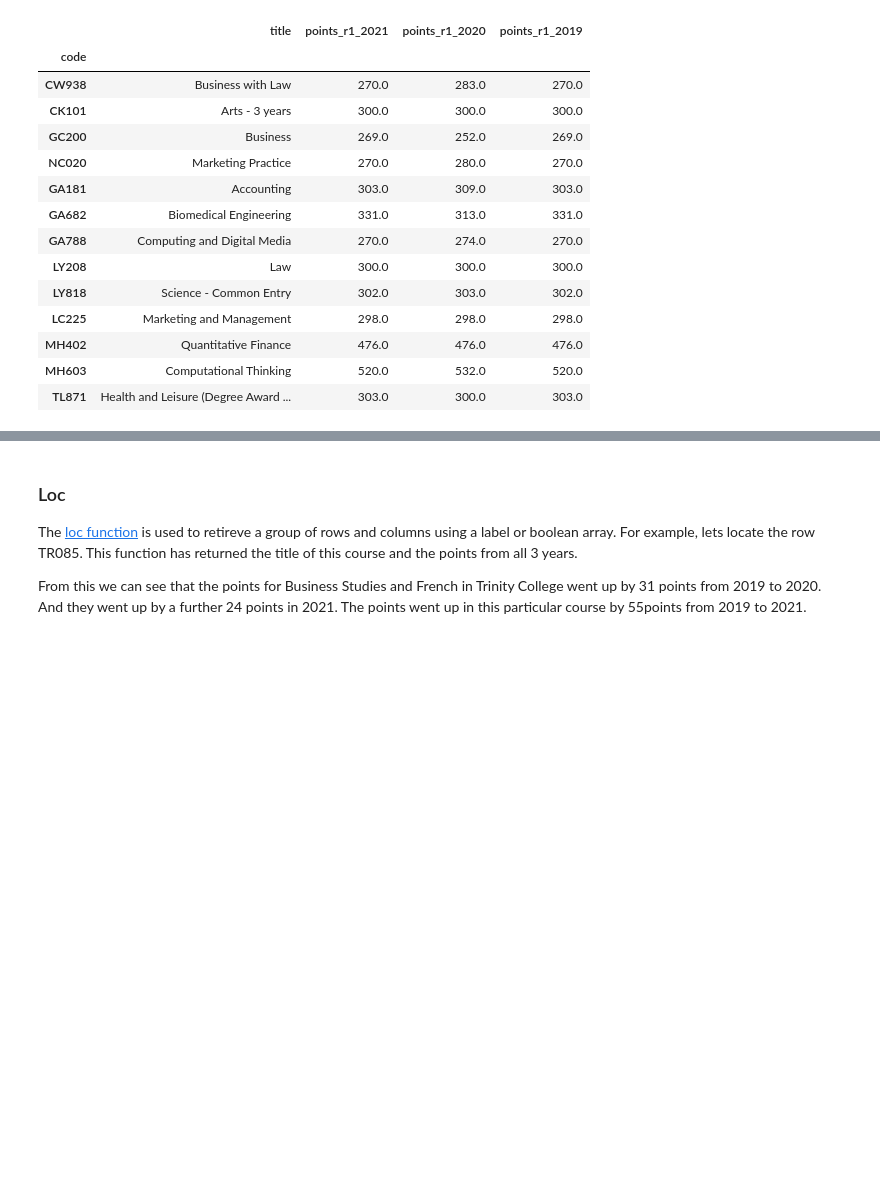
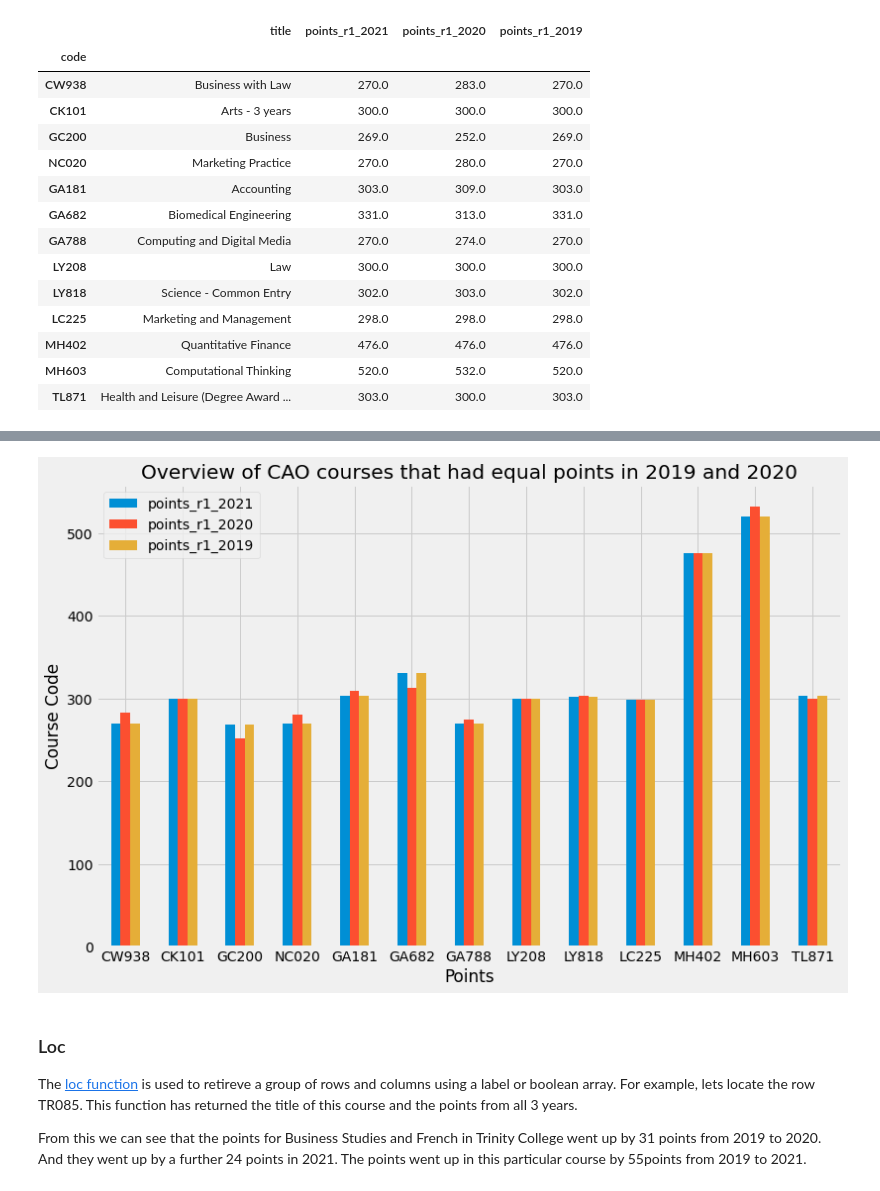
Before and after one commit to SarahMcN25/fundamentals, a Jupyter notebook: cao.ipynb, the cells around one changed output, grey strips where cells are left out. Drawn from its saved outputs; the diff is of its cells as text; code cells hidden in the pictures; blank space fills up the shorter version.

```diff
--- a/cao.ipynb
+++ b/cao.ipynb
@@ -1327,5 +1296,6 @@ Using another boolean expressio to see which course points were the same in 2021
 # %%
-df.query('points_r1_2021 == points_r1_2019')
+d = df.query('points_r1_2021 == points_r1_2019')
+d
 # %% [output]
 |  | title | points_r1_2021 | points_r1_2020 | points_r1_2019 |
 | code |  |  |  |  |
@@ -1345,3 +1326,11 @@ df.query('points_r1_2021 == points_r1_2019')
+# %%
+ax = d.plot.bar(rot=0)
+ax.set_title('Overview of CAO courses that had equal points in 2019 and 2020')
+ax.set_xlabel('Points')
+ax.set_ylabel('Course Code')
+plt.show()
+# %% [output]
+[figure, added]
 # %% [markdown]
 ### Loc
 
```
Also changed, not shown: parts of 14 cells of this notebook, 10 other files.
